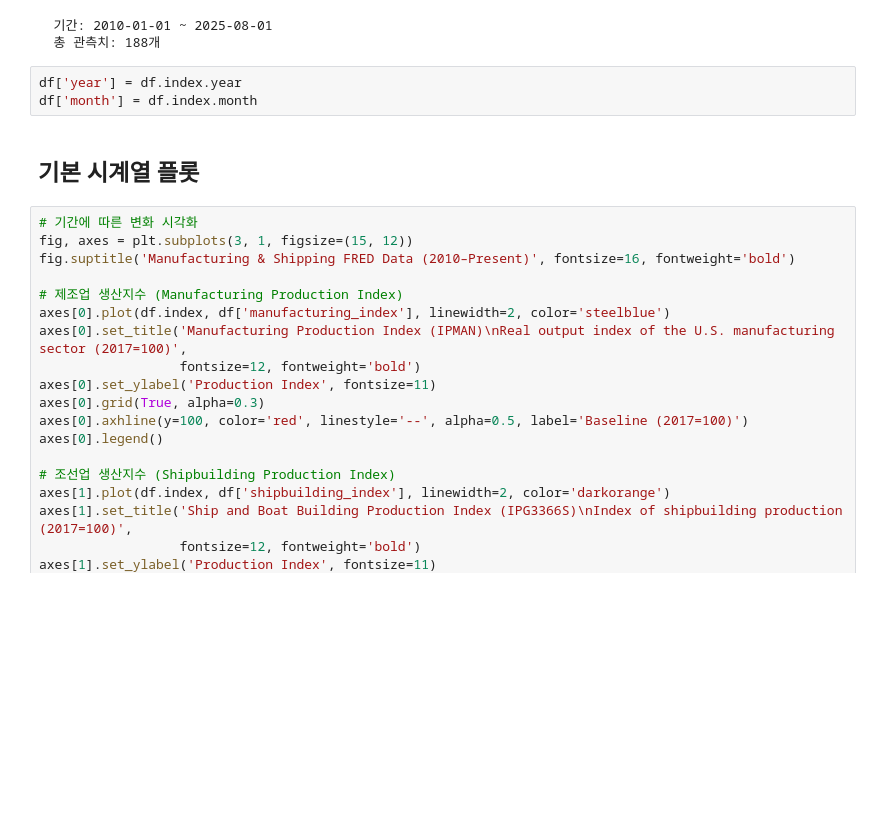
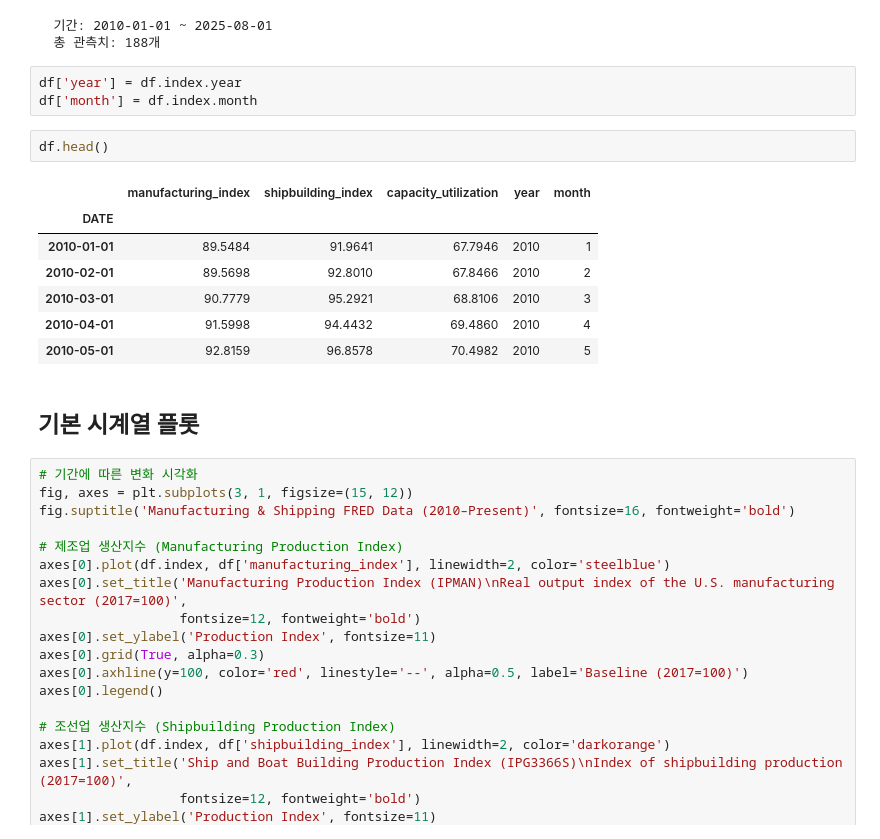
Before and after one commit to SLCFLAB/hd2025_time_series, a Jupyter notebook: day1/Day1_Visualization.ipynb, the cells around one changed output. Drawn from its saved outputs; the diff is of its cells as text; blank space fills up the shorter version.

```diff
--- a/day1/Day1_Visualization.ipynb
+++ b/day1/Day1_Visualization.ipynb
@@ -449,6 +459,16 @@ print(f"  총 관측치: {len(df)}개")
 # %%
 df['year'] = df.index.year
 df['month'] = df.index.month
+# %%
+df.head()
+# %% [output]
+|  | manufacturing_index | shipbuilding_index | capacity_utilization | year | month |
+| DATE |  |  |  |  |  |
+| 2010-01-01 | 89.5484 | 91.9641 | 67.7946 | 2010 | 1 |
+| 2010-02-01 | 89.5698 | 92.8010 | 67.8466 | 2010 | 2 |
+| 2010-03-01 | 90.7779 | 95.2921 | 68.8106 | 2010 | 3 |
+| 2010-04-01 | 91.5998 | 94.4432 | 69.4860 | 2010 | 4 |
+| 2010-05-01 | 92.8159 | 96.8578 | 70.4982 | 2010 | 5 |
 # %% [markdown]
 ## 기본 시계열 플롯
 # %%
```
Also changed, not shown: parts of 10 cells of this notebook, 1 other file.
